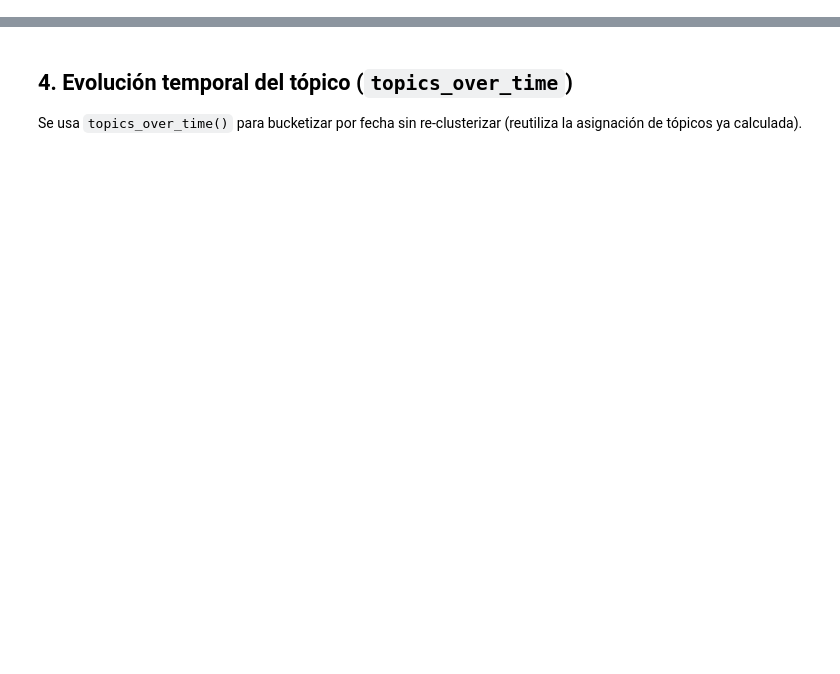
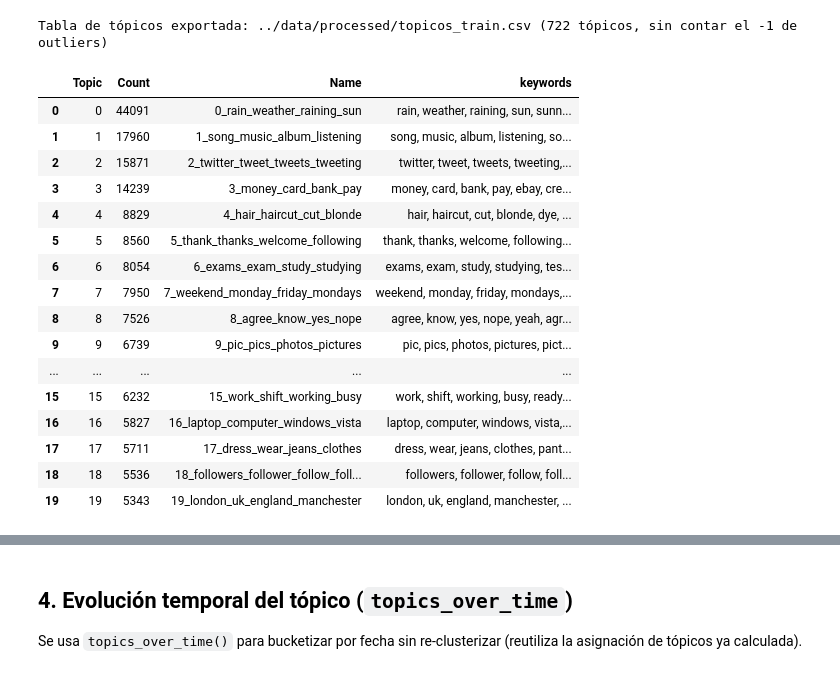
Before and after one commit to gzarazaga/trabajo-practico-3, a Jupyter notebook: notebooks/05_topicos_temporales.ipynb, the cells around one changed output, grey strips where cells are left out. Saved outputs shown, nothing was run; the diff lists cells and outputs as text; code cells hidden in the pictures; blank space fills up the shorter version.

```diff
--- a/notebooks/05_topicos_temporales.ipynb
+++ b/notebooks/05_topicos_temporales.ipynb
@@ -89,3 +96,31 @@ Tópicos encontrados: 649 (+ tópico -1 de outliers, 41,165 tweets)
+# %%
+topicos_export = info[info["Topic"] != -1].copy()
+topicos_export["keywords"] = topicos_export["Topic"].apply(lambda t: ", ".join(w for w, _ in topic_model.get_topic(t)))
+topicos_export = topicos_export[["Topic", "Count", "Name", "keywords"]].sort_values("Count", ascending=False).reset_index(drop=True)
+
+OUTPUT_PATH = "../data/processed/topicos_train.csv"
+topicos_export.to_csv(OUTPUT_PATH, index=False)
+print(f"Tabla de tópicos exportada: {OUTPUT_PATH} ({len(topicos_export):,} tópicos, sin contar el -1 de outliers)")
+topicos_export.head(20)
+# %% [output]
+Tabla de tópicos exportada: ../data/processed/topicos_train.csv (722 tópicos, sin contar el -1 de outliers)
+|  | Topic | Count | Name | keywords |
+| 0 | 0 | 44091 | 0_rain_weather_raining_sun | rain, weather, raining, sun, sunn... |
+| 1 | 1 | 17960 | 1_song_music_album_listening | song, music, album, listening, so... |
+| 2 | 2 | 15871 | 2_twitter_tweet_tweets_tweeting | twitter, tweet, tweets, tweeting,... |
+| 3 | 3 | 14239 | 3_money_card_bank_pay | money, card, bank, pay, ebay, cre... |
+| 4 | 4 | 8829 | 4_hair_haircut_cut_blonde | hair, haircut, cut, blonde, dye, ... |
+| 5 | 5 | 8560 | 5_thank_thanks_welcome_following | thank, thanks, welcome, following... |
+| 6 | 6 | 8054 | 6_exams_exam_study_studying | exams, exam, study, studying, tes... |
+| 7 | 7 | 7950 | 7_weekend_monday_friday_mondays | weekend, monday, friday, mondays,... |
+| 8 | 8 | 7526 | 8_agree_know_yes_nope | agree, know, yes, nope, yeah, agr... |
+| 9 | 9 | 6739 | 9_pic_pics_photos_pictures | pic, pics, photos, pictures, pict... |
+| ... | ... | ... | ... | ... |
+| 15 | 15 | 6232 | 15_work_shift_working_busy | work, shift, working, busy, ready... |
+| 16 | 16 | 5827 | 16_laptop_computer_windows_vista | laptop, computer, windows, vista,... |
+| 17 | 17 | 5711 | 17_dress_wear_jeans_clothes | dress, wear, jeans, clothes, pant... |
+| 18 | 18 | 5536 | 18_followers_follower_follow_foll... | followers, follower, follow, foll... |
+| 19 | 19 | 5343 | 19_london_uk_england_manchester | london, uk, england, manchester, ... |
 # %% [markdown]
 ## 3. Búsqueda de eventos conocidos en los tópicos
 
```
Also changed, not shown: parts of 18 cells of this notebook, 4 other files.
